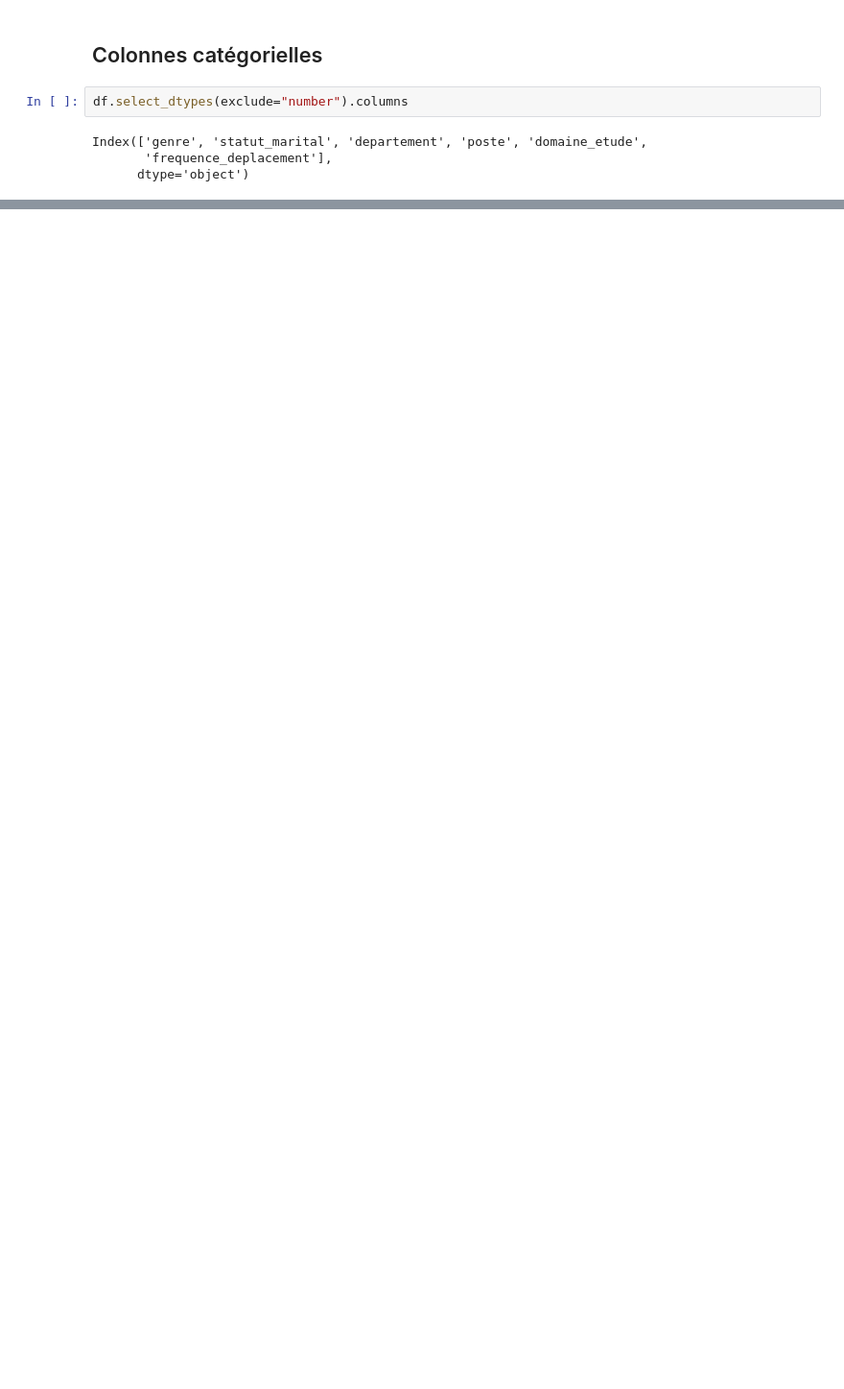
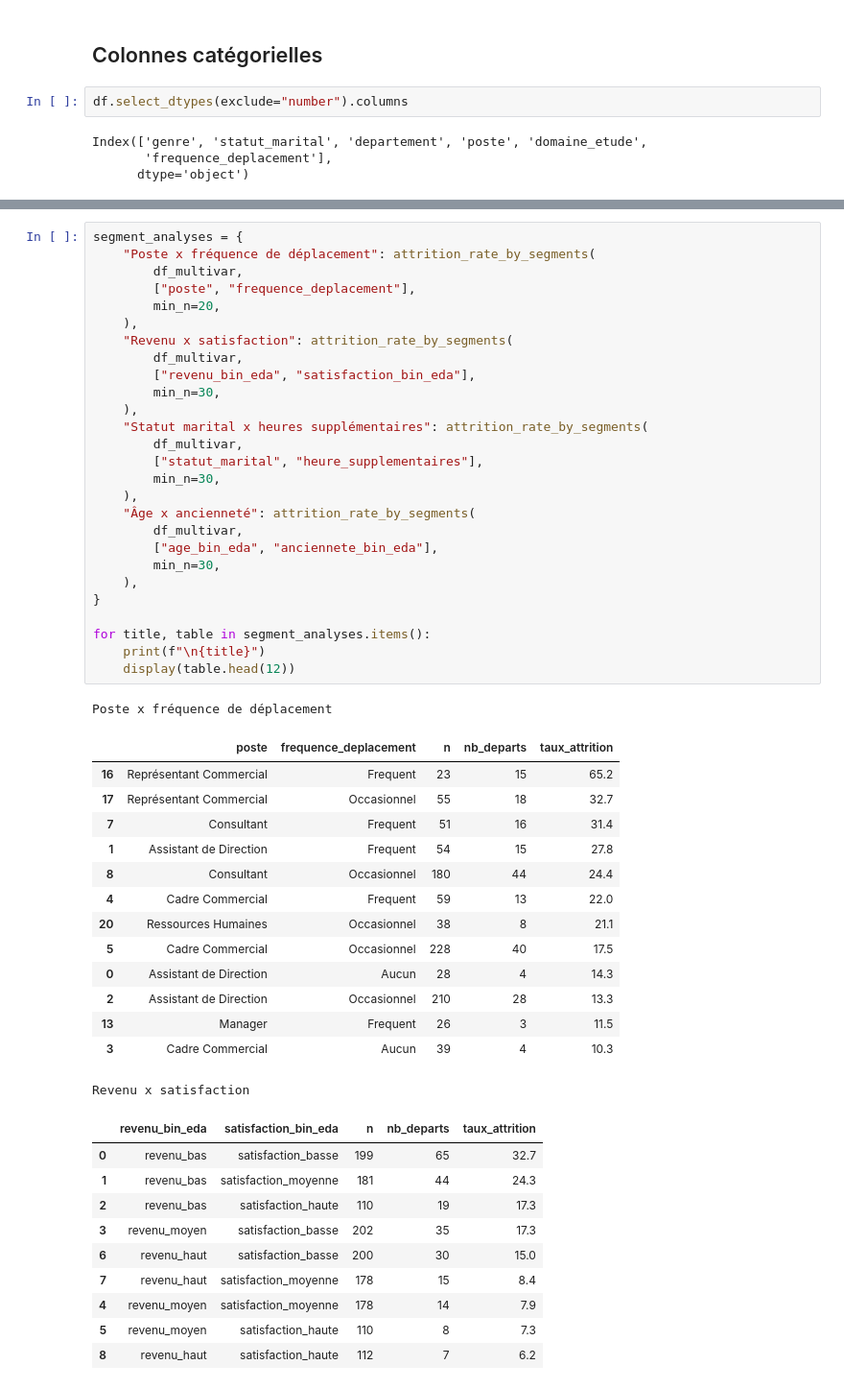
Before and after one commit to maximebarbier01/technova-attrition, a Jupyter notebook: notebooks/02_eda_analyse_globale.ipynb, the cells around one changed output, grey strips where cells are left out. Shown at 96% size. Drawn from its saved outputs; the diff is of its cells as text; blank space fills up the shorter version.

```diff
--- a/notebooks/02_eda_analyse_globale.ipynb
+++ b/notebooks/02_eda_analyse_globale.ipynb
@@ -318,0 +379,53 @@ KeyError: 'revenu_bin'
+# %%
+segment_analyses = {
+    "Poste x fréquence de déplacement": attrition_rate_by_segments(
+        df_multivar,
+        ["poste", "frequence_deplacement"],
+        min_n=20,
+    ),
+    "Revenu x satisfaction": attrition_rate_by_segments(
+        df_multivar,
+        ["revenu_bin_eda", "satisfaction_bin_eda"],
+        min_n=30,
+    ),
+    "Statut marital x heures supplémentaires": attrition_rate_by_segments(
+        df_multivar,
+        ["statut_marital", "heure_supplementaires"],
+        min_n=30,
+    ),
+    "Âge x ancienneté": attrition_rate_by_segments(
+        df_multivar,
+        ["age_bin_eda", "anciennete_bin_eda"],
+        min_n=30,
+    ),
+}
+
+for title, table in segment_analyses.items():
+    print(f"\n{title}")
+    display(table.head(12))
+# %% [output]
+Poste x fréquence de déplacement
+|  | poste | frequence_deplacement | n | nb_departs | taux_attrition |
+| 16 | Représentant Commercial | Frequent | 23 | 15 | 65.2 |
+| 17 | Représentant Commercial | Occasionnel | 55 | 18 | 32.7 |
+| 7 | Consultant | Frequent | 51 | 16 | 31.4 |
+| 1 | Assistant de Direction | Frequent | 54 | 15 | 27.8 |
+| 8 | Consultant | Occasionnel | 180 | 44 | 24.4 |
+| 4 | Cadre Commercial | Frequent | 59 | 13 | 22.0 |
+| 20 | Ressources Humaines | Occasionnel | 38 | 8 | 21.1 |
+| 5 | Cadre Commercial | Occasionnel | 228 | 40 | 17.5 |
+| 0 | Assistant de Direction | Aucun | 28 | 4 | 14.3 |
+| 2 | Assistant de Direction | Occasionnel | 210 | 28 | 13.3 |
+| 13 | Manager | Frequent | 26 | 3 | 11.5 |
+| 3 | Cadre Commercial | Aucun | 39 | 4 | 10.3 |
+Revenu x satisfaction
+|  | revenu_bin_eda | satisfaction_bin_eda | n | nb_departs | taux_attrition |
+| 0 | revenu_bas | satisfaction_basse | 199 | 65 | 32.7 |
+| 1 | revenu_bas | satisfaction_moyenne | 181 | 44 | 24.3 |
+| 2 | revenu_bas | satisfaction_haute | 110 | 19 | 17.3 |
+| 3 | revenu_moyen | satisfaction_basse | 202 | 35 | 17.3 |
+| 6 | revenu_haut | satisfaction_basse | 200 | 30 | 15.0 |
+| 7 | revenu_haut | satisfaction_moyenne | 178 | 15 | 8.4 |
+| 4 | revenu_moyen | satisfaction_moyenne | 178 | 14 | 7.9 |
+| 5 | revenu_moyen | satisfaction_haute | 110 | 8 | 7.3 |
+| 8 | revenu_haut | satisfaction_haute | 112 | 7 | 6.2 |
```
Also changed, not shown: parts of 18 cells of this notebook, 41 other files.
